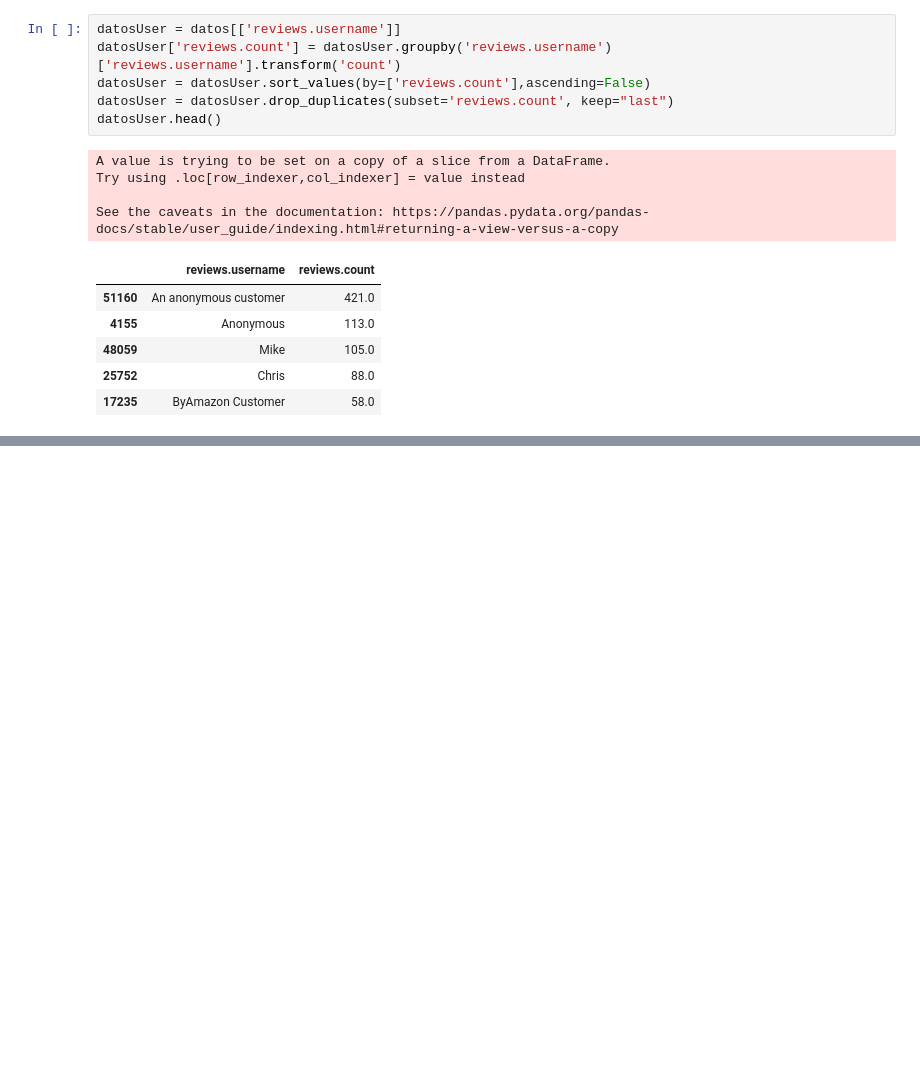
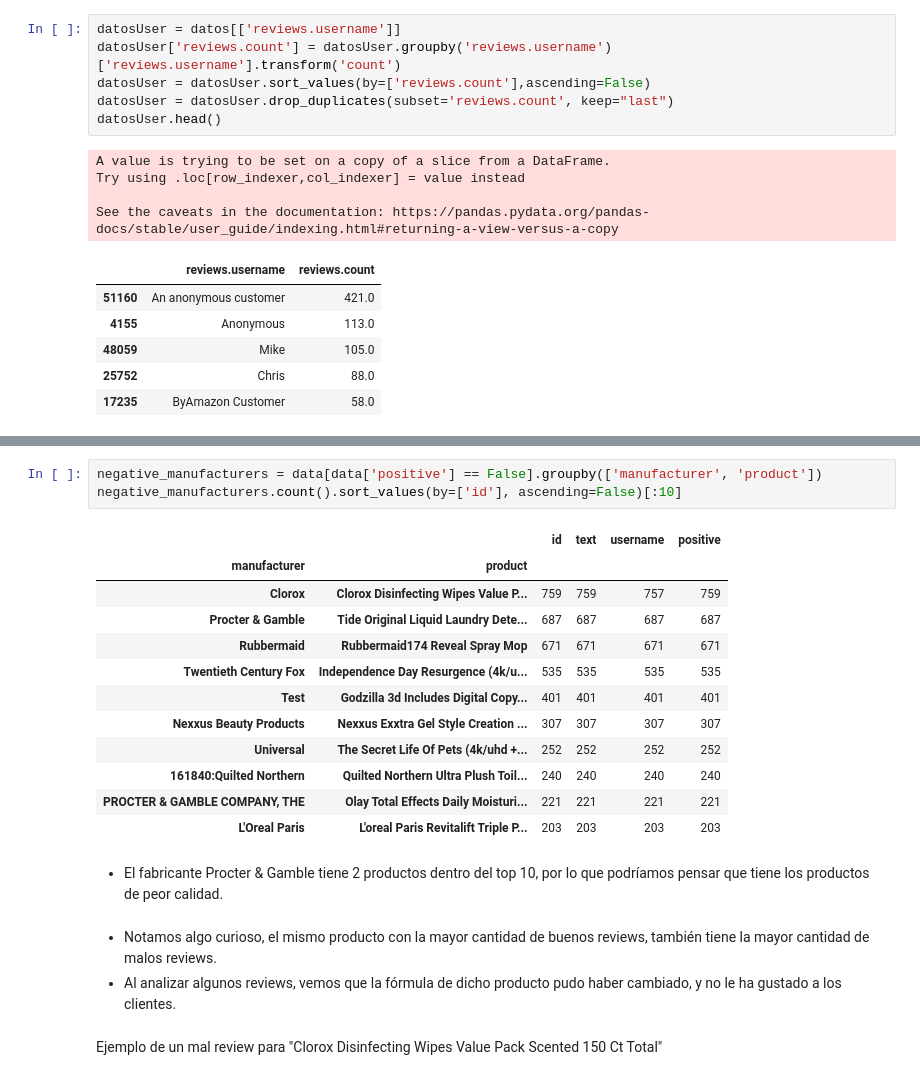
Before and after one commit to RodrigoZea/HDT5DS, a Jupyter notebook: hdt5.ipynb, the cells around one changed output, grey strips where cells are left out. Saved outputs shown, nothing was run; the diff lists cells and outputs as text; blank space fills up the shorter version.

```diff
--- a/hdt5.ipynb
+++ b/hdt5.ipynb
@@ -153,0 +244,23 @@ See the caveats in the documentation: https://pandas.pydata.org/pandas-docs/stab
+# %%
+negative_manufacturers = data[data['positive'] == False].groupby(['manufacturer', 'product'])
+negative_manufacturers.count().sort_values(by=['id'], ascending=False)[:10]
+# %% [output]
+|  |  | id | text | username | positive |
+| manufacturer | product |  |  |  |  |
+| Clorox | Clorox Disinfecting Wipes Value P... | 759 | 759 | 757 | 759 |
+| Procter & Gamble | Tide Original Liquid Laundry Dete... | 687 | 687 | 687 | 687 |
+| Rubbermaid | Rubbermaid174 Reveal Spray Mop | 671 | 671 | 671 | 671 |
+| Twentieth Century Fox | Independence Day Resurgence (4k/u... | 535 | 535 | 535 | 535 |
+| Test | Godzilla 3d Includes Digital Copy... | 401 | 401 | 401 | 401 |
+| Nexxus Beauty Products | Nexxus Exxtra Gel Style Creation ... | 307 | 307 | 307 | 307 |
+| Universal | The Secret Life Of Pets (4k/uhd +... | 252 | 252 | 252 | 252 |
+| 161840:Quilted Northern | Quilted Northern Ultra Plush Toil... | 240 | 240 | 240 | 240 |
+| PROCTER & GAMBLE COMPANY, THE | Olay Total Effects Daily Moisturi... | 221 | 221 | 221 | 221 |
+| L'Oreal Paris | L'oreal Paris Revitalift Triple P... | 203 | 203 | 203 | 203 |
+# %% [markdown]
+- El fabricante Procter & Gamble tiene 2 productos dentro del top 10, por lo que podríamos pensar que tiene los productos de peor calidad.
+# %% [markdown]
+- Notamos algo curioso, el mismo producto con la mayor cantidad de buenos reviews, también tiene la mayor cantidad de malos reviews.
+- Al analizar algunos reviews, vemos que la fórmula de dicho producto pudo haber cambiado, y no le ha gustado a los clientes.
+# %% [markdown]
+Ejemplo de un mal review para "Clorox Disinfecting Wipes Value Pack Scented 150 Ct Total"
```
Also changed, not shown: parts of 18 cells of this notebook, 1 other file.
